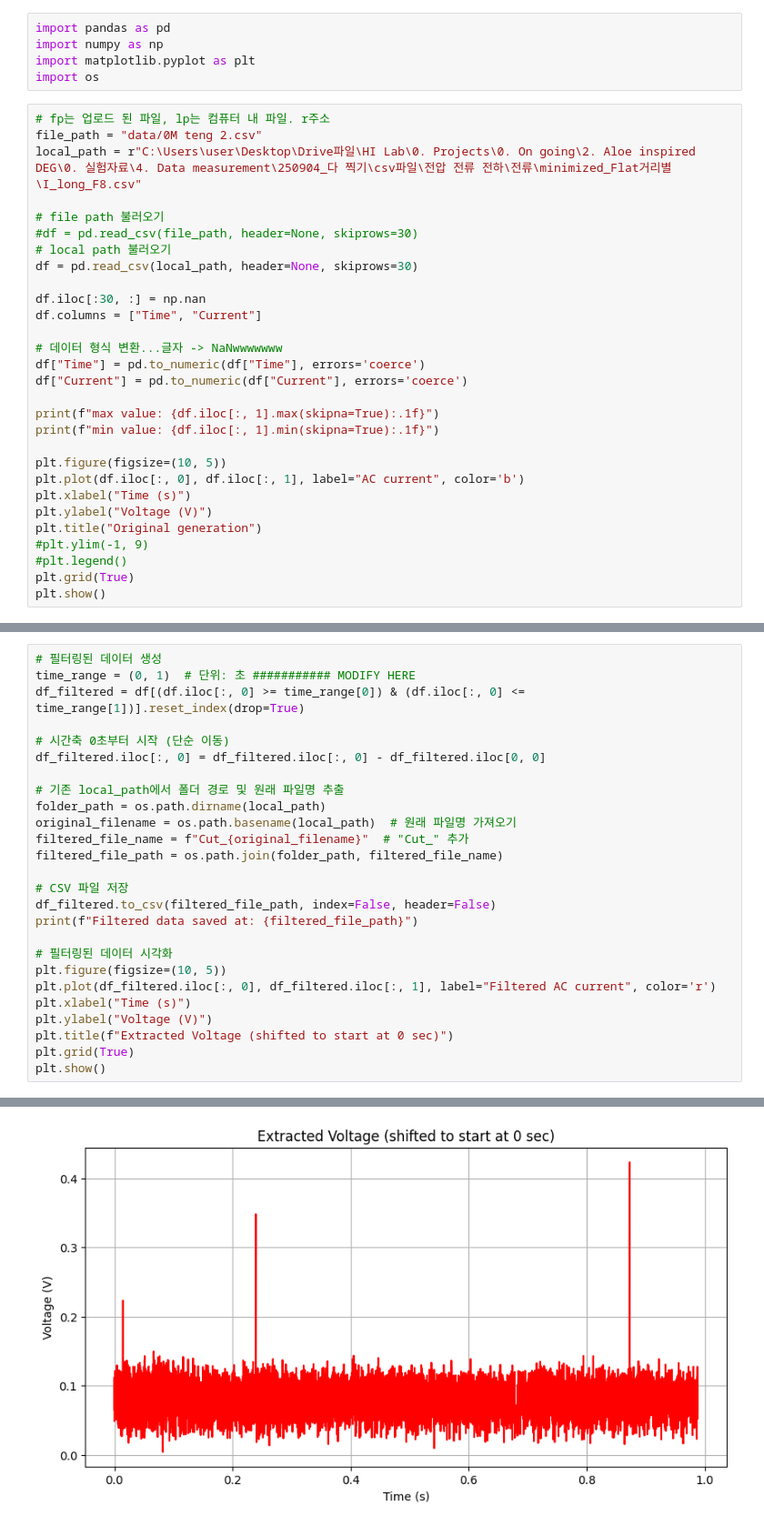
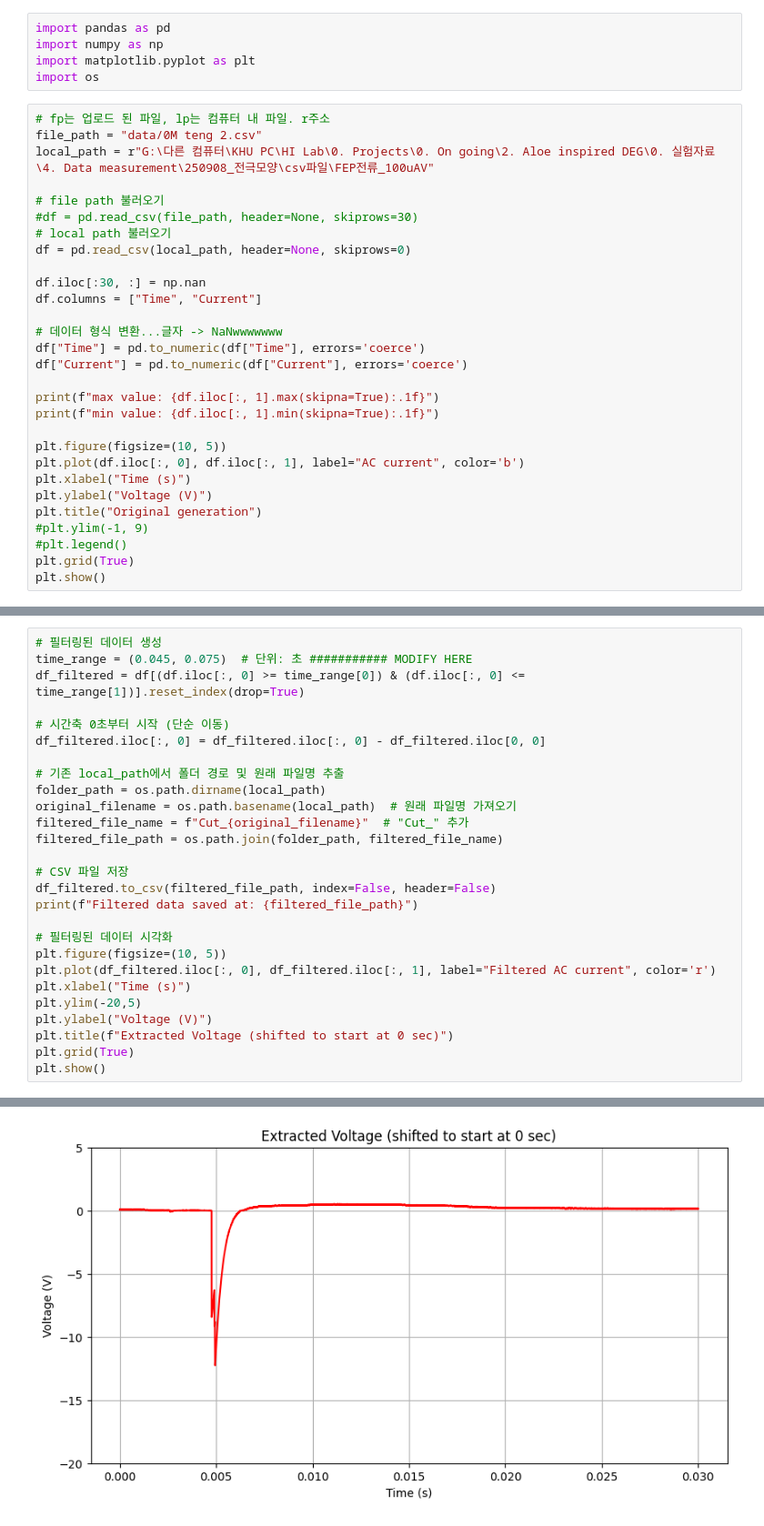
Before and after one commit to Gibeom-Lee/GB_practicing, a Jupyter notebook: data_processing/partial_extraction.ipynb, the cells around one changed output, grey strips where cells are left out. Shown: that part at 91% size. Saved outputs shown, nothing was run; the diff lists cells and outputs as text.

```diff
--- a/data_processing/partial_extraction.ipynb
+++ b/data_processing/partial_extraction.ipynb
@@ -9,12 +9,12 @@ import os
 # %%
 # fp는 업로드 된 파일, lp는 컴퓨터 내 파일. r주소
 file_path = "data/0M teng 2.csv"
-local_path = r"C:\Users\user\Desktop\Drive파일\HI Lab\0. Projects\0. On going\2. Aloe inspired DEG\0. 실험자료\4. Data measurement\250904_다 찍기\csv파일\전압 전류 전하\전류\minimized_Flat거리별\I_long_F8.csv"
+local_path = r"G:\다른 컴퓨터\KHU PC\HI Lab\0. Projects\0. On going\2. Aloe inspired DEG\0. 실험자료\4. Data measurement\250908_전극모양\csv파일\FEP전류_100uAV"
 
 # file path 불러오기
 #df = pd.read_csv(file_path, header=None, skiprows=30)
 # local path 불러오기
-df = pd.read_csv(local_path, header=None, skiprows=30)
+df = pd.read_csv(local_path, header=None, skiprows=0)
 
 df.iloc[:30, :] = np.nan
 df.columns = ["Time", "Current"]
@@ -42,6 +40,6 @@ min value: 0.0
 # %%
 # 필터링된 데이터 생성
-time_range = (0, 1)  # 단위: 초 ########### MODIFY HERE
+time_range = (0.045, 0.075)  # 단위: 초 ########### MODIFY HERE
 df_filtered = df[(df.iloc[:, 0] >= time_range[0]) & (df.iloc[:, 0] <= time_range[1])].reset_index(drop=True)
 
 # 시간축 0초부터 시작 (단순 이동)
@@ -61,6 +59,7 @@ print(f"Filtered data saved at: {filtered_file_path}")
 plt.figure(figsize=(10, 5))
 plt.plot(df_filtered.iloc[:, 0], df_filtered.iloc[:, 1], label="Filtered AC current", color='r')
 plt.xlabel("Time (s)")
+plt.ylim(-20,5)
 plt.ylabel("Voltage (V)")
 plt.title(f"Extracted Voltage (shifted to start at 0 sec)")
 plt.grid(True)
@@ -70 +69 @@ Filtered data saved at: C:\Users\user\Desktop\Drive파일\HI Lab\0. Projects\0.
-[figure, old version]
+[figure, new version]
```
Also changed, not shown: parts of 2 cells of this notebook, 2 other files.
